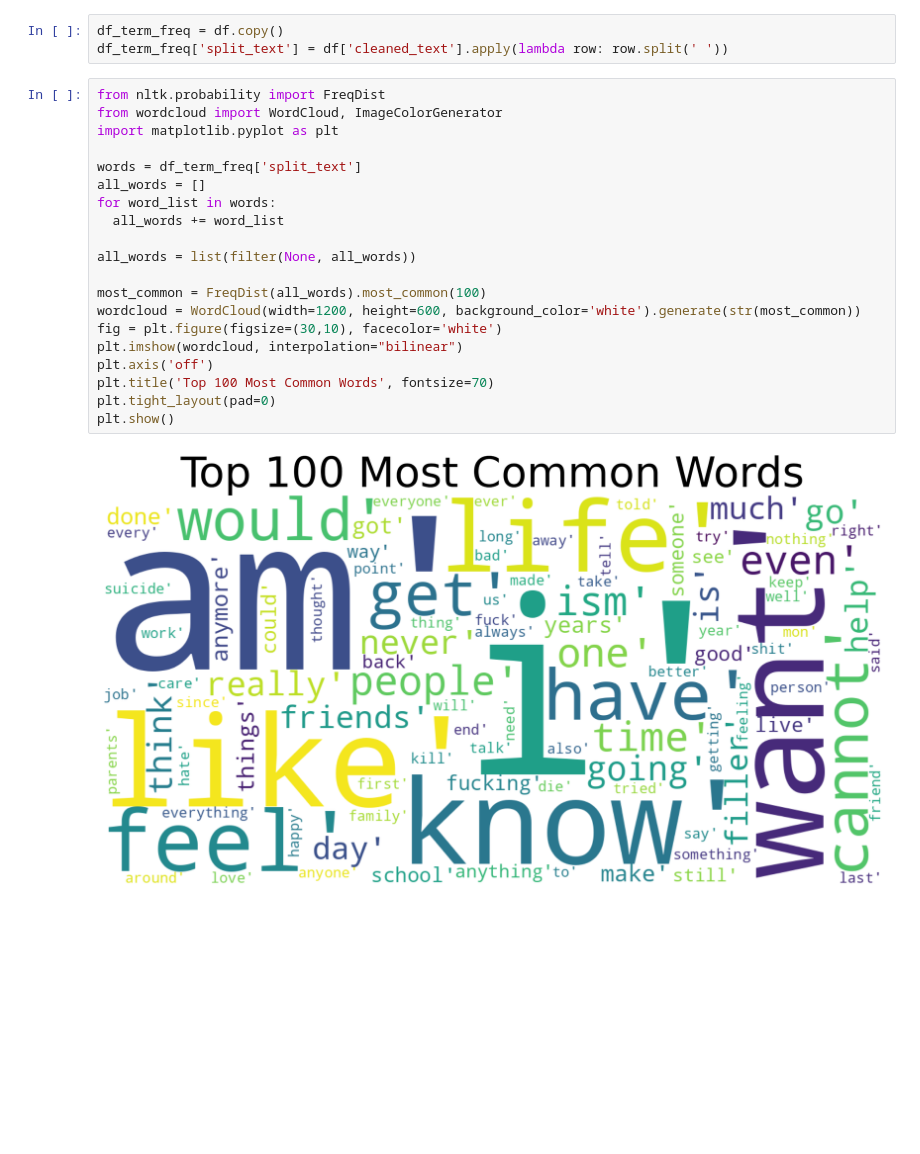
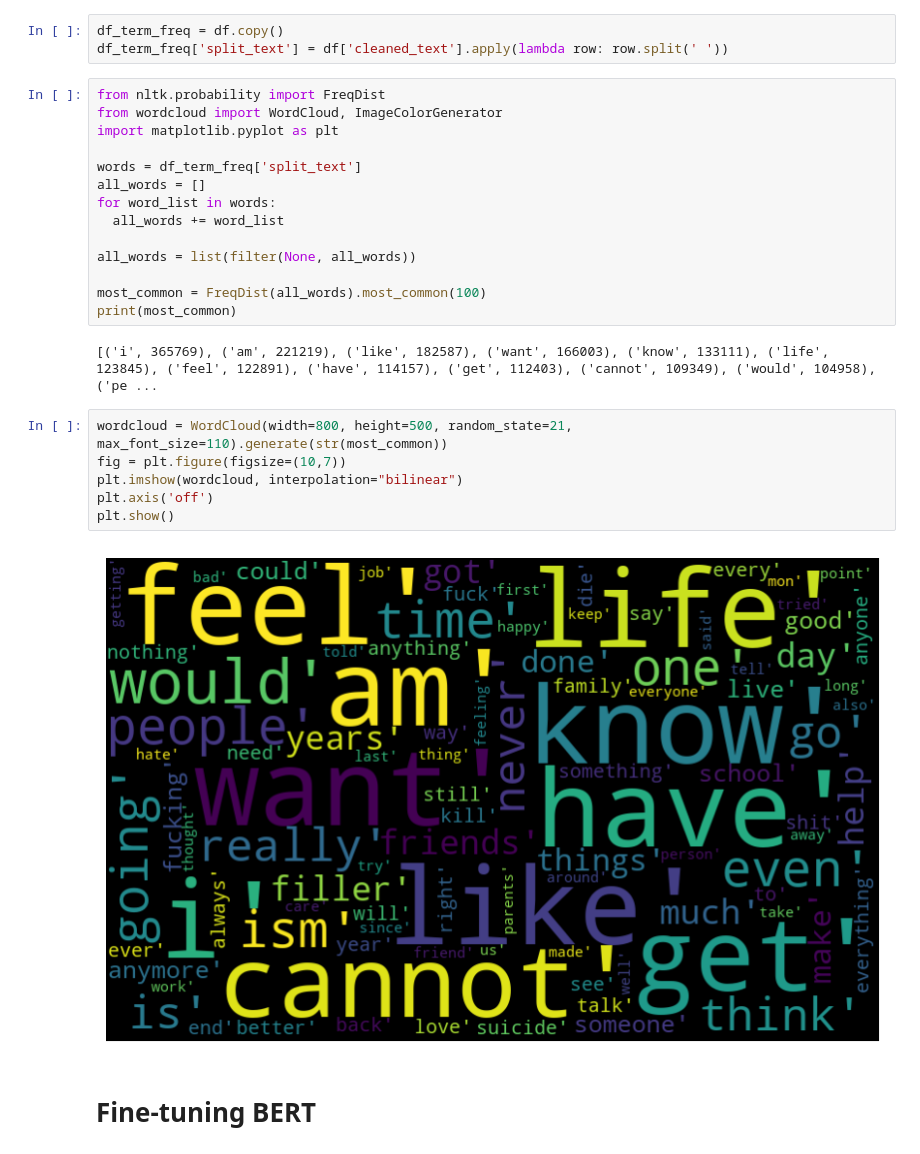
Before and after one commit to kimberlycao/Suicidal-BERT, a Jupyter notebook: suicide_detection.ipynb, the cells around one changed output. Cells and saved outputs as stored; diff of their text form; blank space fills up the shorter version.

Commit message:
bert model

```diff
--- a/suicide_detection.ipynb
+++ b/suicide_detection.ipynb
@@ -225,12 +183,16 @@ for word_list in words:
 all_words = list(filter(None, all_words))
 
 most_common = FreqDist(all_words).most_common(100)
-wordcloud = WordCloud(width=1200, height=600, background_color='white').generate(str(most_common))
-fig = plt.figure(figsize=(30,10), facecolor='white')
-plt.imshow(wordcloud, interpolation="bilinear")
-plt.axis('off')
-plt.title('Top 100 Most Common Words', fontsize=70)
-plt.tight_layout(pad=0)
-plt.show()
+print(most_common)
 # %% [output]
-[figure, removed]
+[('i', 365769), ('am', 221219), ('like', 182587), ('want', 166003), ('know', 133111), ('life', 123845), ('feel', 122891), ('have', 114157), ('get', 112403), ('cannot', 109349), ('would', 104958), ('pe ...
+# %%
+wordcloud = WordCloud(width=800, height=500, random_state=21, max_font_size=110).generate(str(most_common))
+fig = plt.figure(figsize=(10,7))
+plt.imshow(wordcloud, interpolation="bilinear")
+plt.axis('off')
+plt.show()
+# %% [output]
+[figure, added]
+# %% [markdown]
+# Fine-tuning BERT
```
Also changed, not shown: parts of 13 cells of this notebook.
